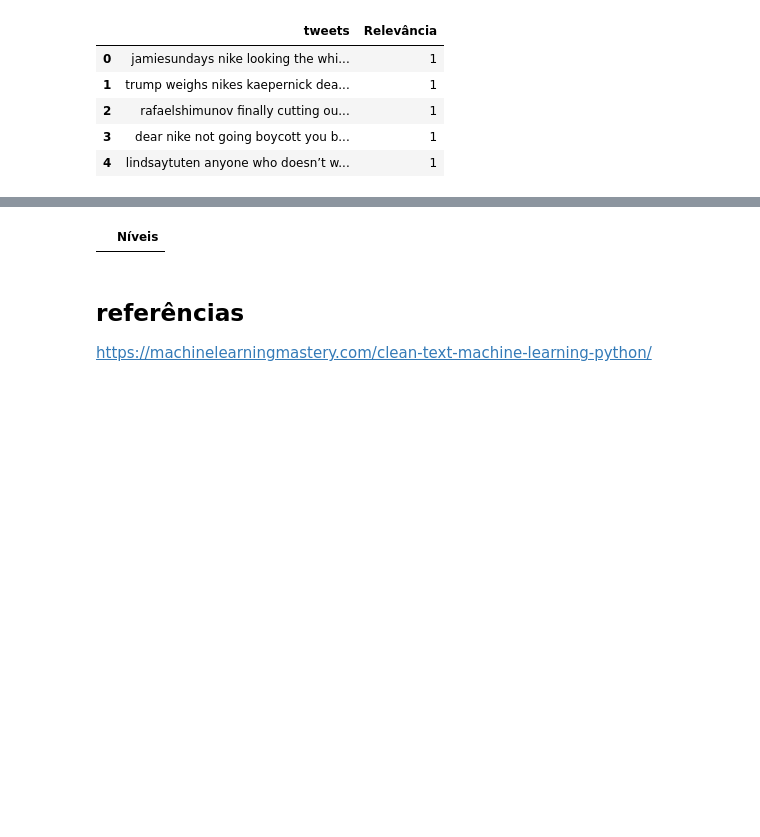
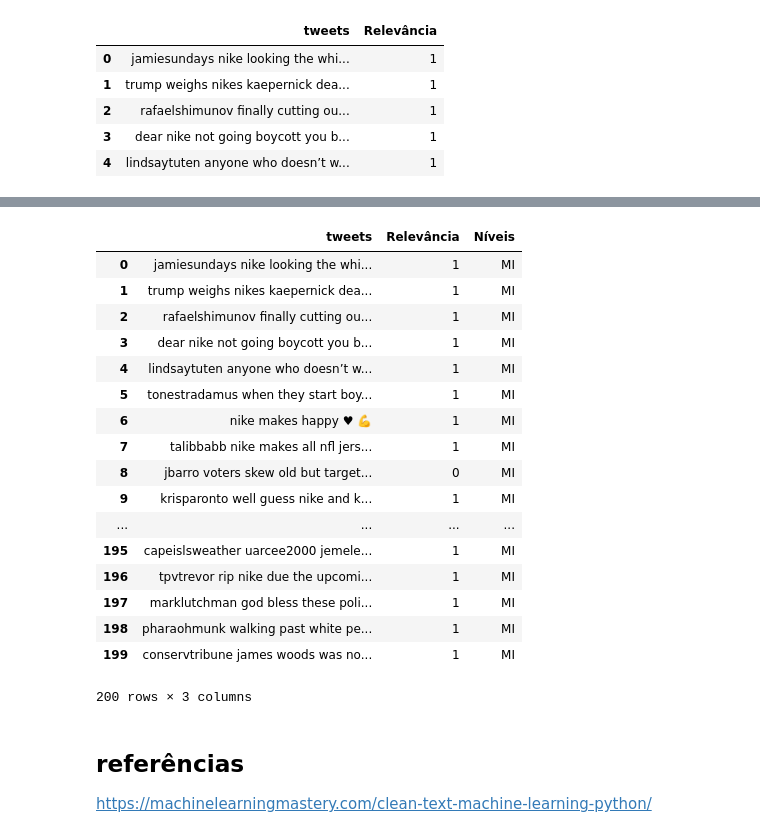
Before and after one commit to manucastilla/CD_Projeto2, a Jupyter notebook: PROJETO 2-Copy2.ipynb, the cells around one changed output, grey strips where cells are left out. Cells and saved outputs as stored; diff of their text form; code cells hidden in the pictures; blank space fills up the shorter version.

```diff
--- a/PROJETO 2-Copy2.ipynb
+++ b/PROJETO 2-Copy2.ipynb
@@ -209,6 +210,7 @@ nike_limpao.head()
 chute = []
 a = []
 b=[]
+c=[]
 for frase in nike_limpao["tweets"]:
     pR_t= 1
     pI_t = 1
@@ -223,13 +225,15 @@ for frase in nike_limpao["tweets"]:
         else:
             pR_t *= 1/(len(palavra)+Rel)
 
-    PR =np.log( pR*pR_t)
-    PIR =np.log(pI*pI_t)
+    PR =( pR*pR_t)
+    PIR =(pI*pI_t)
 
 ############
 # saber o mínimo e o máximo
     a.append(PR)
     b.append(PIR)
+    c.append(PR-PIR)
+
 
 #############
 
@@ -240,5 +244,6 @@ for frase in nike_limpao["tweets"]:
 
 #nike_limpao ["Chute"]= chute
 #nike_limpao
-min(b)
+range_lista = (abs(max(c)-min(c)))/5
+min(c)
 # %% [output]
@@ -284,23 +286,41 @@ for frase in nike_limpao["tweets"]:
     PIR = pI*pI_t
 
 
-    if PIR-PR<-0.5 and PIR-PR>=-1:
+    if PR-PIR>= min(c) and PR-PIR<min(c)+range_lista:
+        niveis.append("MI")
+    elif PR-PIR>= min(c) + range_lista and PR-PIR < min(c) + 2*range_lista:
+        niveis.append("I")
+    elif PR-PIR >= min(c) + 2*range_lista and PR-PIR < min(c) + 3*range_lista:
+        niveis.append("N")
+    elif PR-PIR>= min(c) + 3*range_lista and PR-PIR<min(c) + 4*range_lista:
+        niveis.append("R")
+    else:
         niveis.append("MR")
-    elif PIR-PR>=-0.5 and PIR-PR<0:
-        niveis.append("R")
-    elif PIR-PR==0:
-        niveis.append("N")
-    elif PIR-PR>0 and PIR-PR<=0.5:
-        niveis.append("I")
-    else:
-        niveis.append("MI")
 # %%
 nike_limpao["Níveis"] = niveis
 nike_limpao
 
 nike_limpao.loc[(nike_limpao["Níveis"]=="MR"), ["Níveis"]]
+nike_limpao
 # %% [output]
-|  | Níveis |
+|  | tweets | Relevância | Níveis |
+| 0 | jamiesundays nike looking the whi... | 1 | MI |
+| 1 | trump weighs nikes kaepernick dea... | 1 | MI |
+| 2 | rafaelshimunov finally cutting ou... | 1 | MI |
+| 3 | dear nike not going boycott you b... | 1 | MI |
+| 4 | lindsaytuten anyone who doesn’t w... | 1 | MI |
+| 5 | tonestradamus when they start boy... | 1 | MI |
+| 6 | nike makes happy ♥ 💪 | 1 | MI |
+| 7 | talibbabb nike makes all nfl jers... | 1 | MI |
+| 8 | jbarro voters skew old but target... | 0 | MI |
+| 9 | krisparonto well guess nike and k... | 1 | MI |
+| ... | ... | ... | ... |
+| 195 | capeislsweather uarcee2000 jemele... | 1 | MI |
+| 196 | tpvtrevor rip nike due the upcomi... | 1 | MI |
+| 197 | marklutchman god bless these poli... | 1 | MI |
+| 198 | pharaohmunk walking past white pe... | 1 | MI |
+| 199 | conservtribune james woods was no... | 1 | MI |
+200 rows × 3 columns
 # %% [markdown]
 ## referências
 https://machinelearningmastery.com/clean-text-machine-learning-python/
```
Also changed, not shown: parts of 3 cells of this notebook.
